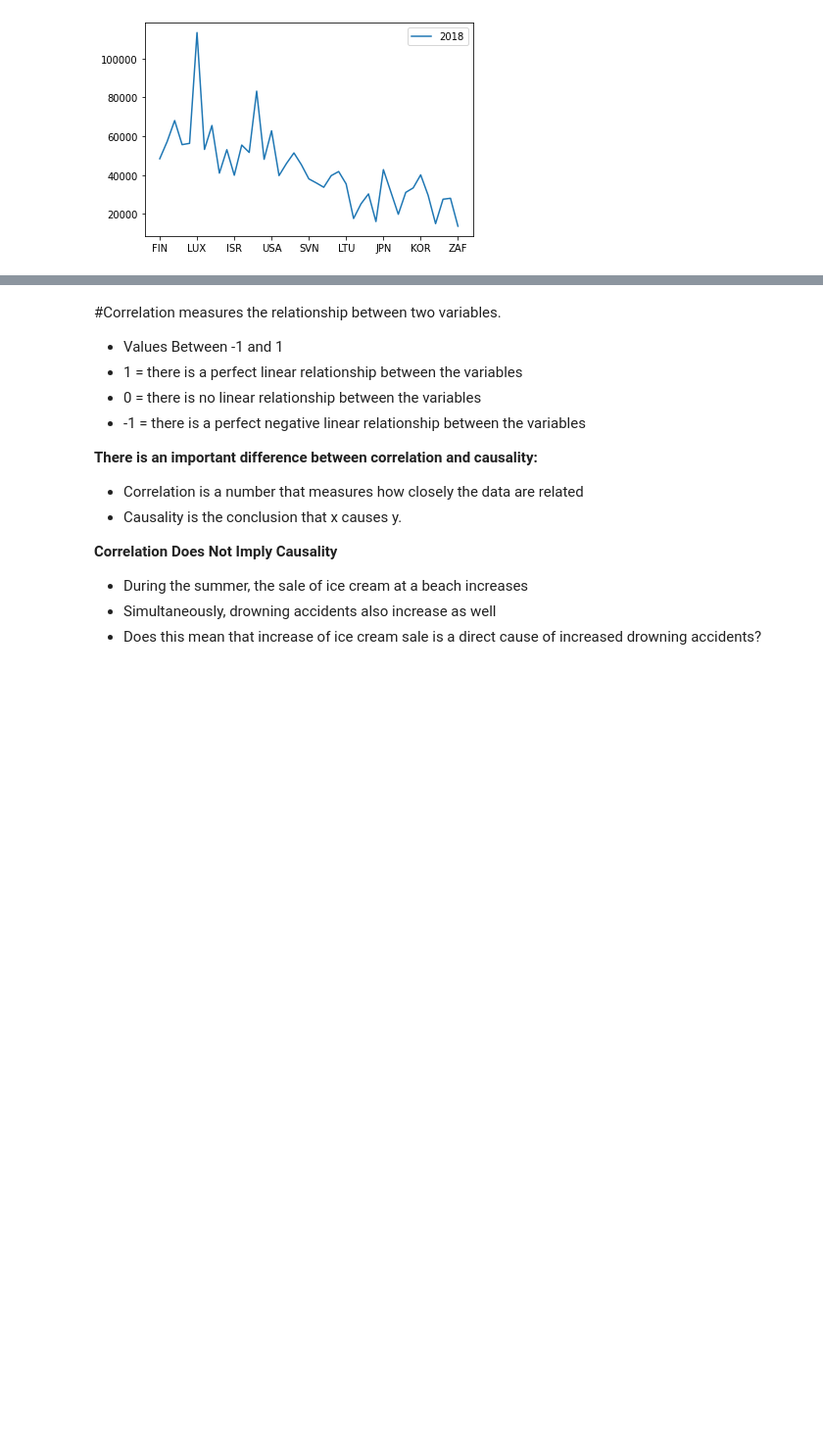
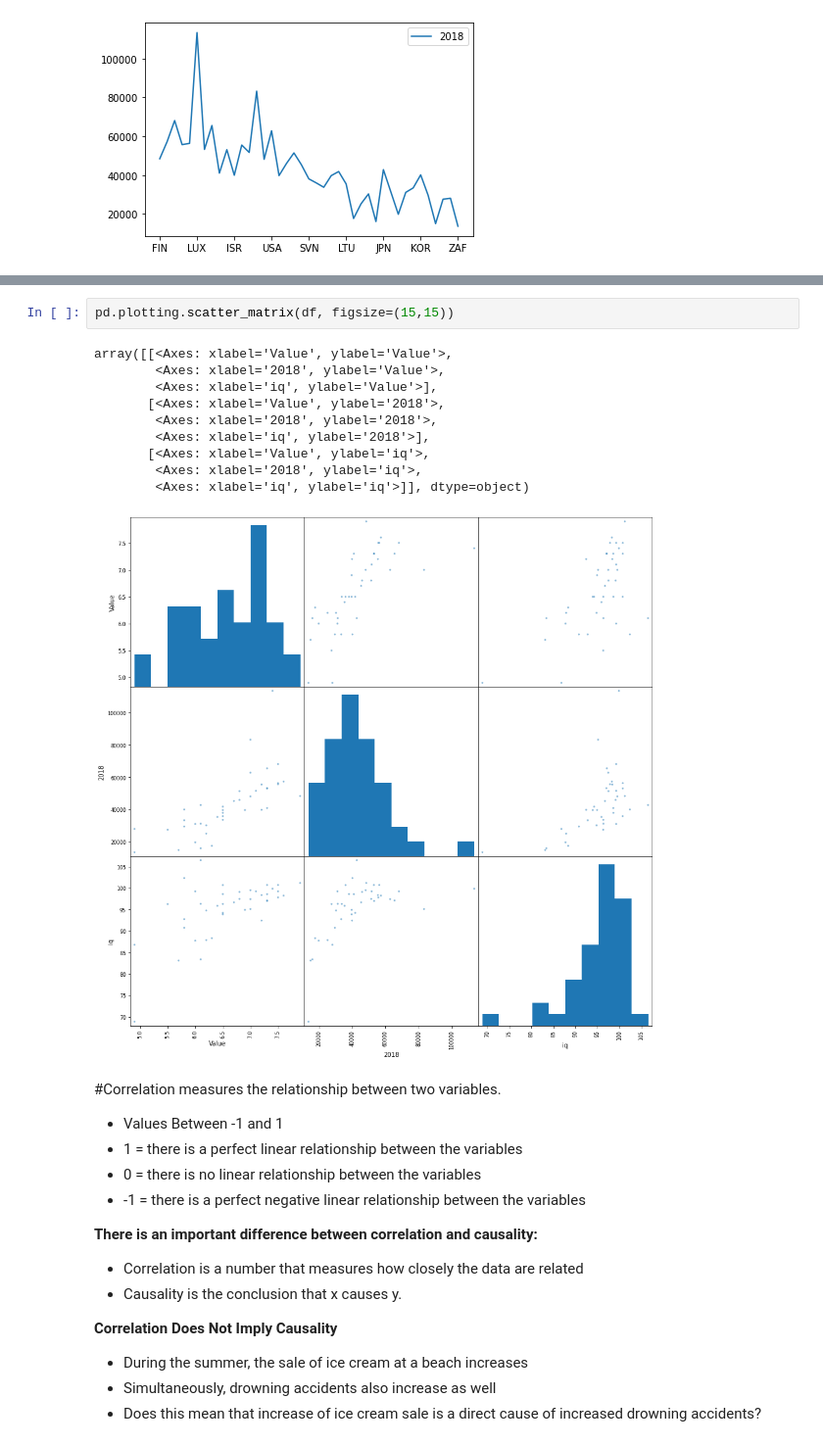
Before and after one commit to arthuremanuel/Artificial_Intelligence_Classes, a Jupyter notebook: IA_Aula_01_Introdução_Análise_Exploratória.ipynb, the cells around one changed output, grey strips where cells are left out. Shown at 98% size. Cells and saved outputs as stored; diff of their text form; blank space fills up the shorter version.

```diff
--- a/IA_Aula_01_Introdução_Análise_Exploratória.ipynb
+++ b/IA_Aula_01_Introdução_Análise_Exploratória.ipynb
@@ -279,3 +296,16 @@ df[['2018']].plot()
+# %%
+pd.plotting.scatter_matrix(df, figsize=(15,15))
+# %% [output]
+array([[<Axes: xlabel='Value', ylabel='Value'>,
+        <Axes: xlabel='2018', ylabel='Value'>,
+        <Axes: xlabel='iq', ylabel='Value'>],
+       [<Axes: xlabel='Value', ylabel='2018'>,
+        <Axes: xlabel='2018', ylabel='2018'>,
+        <Axes: xlabel='iq', ylabel='2018'>],
+       [<Axes: xlabel='Value', ylabel='iq'>,
+        <Axes: xlabel='2018', ylabel='iq'>,
+        <Axes: xlabel='iq', ylabel='iq'>]], dtype=object)
+[figure, added]
 # %% [markdown]
 #Correlation measures the relationship between two variables.
 * Values Between -1 and 1
```
Also changed, not shown: parts of 17 cells of this notebook.
